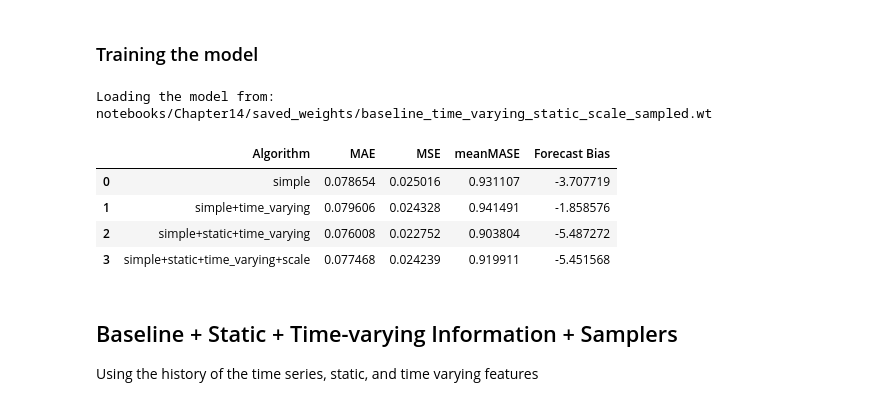
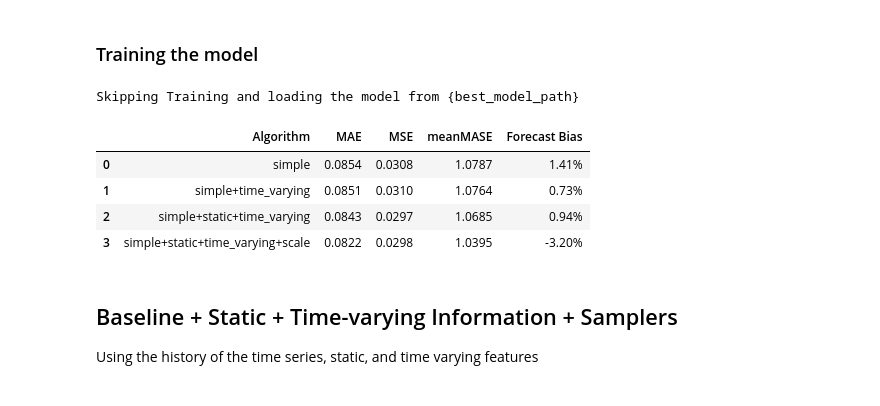
Before and after one commit to PacktPublishing/Modern-Time-Series-Forecasting-with-Python, a Jupyter notebook: notebooks/Chapter14/01-Global Deep Learning Models.ipynb, the cells around one changed output. Saved outputs shown, nothing was run; the diff lists cells and outputs as text; code cells hidden in the pictures.

```diff
--- a/notebooks/Chapter14/01-Global Deep Learning Models.ipynb
+++ b/notebooks/Chapter14/01-Global Deep Learning Models.ipynb
@@ -653,11 +723,13 @@ if train_model:
         min_epochs=1,
         max_epochs=20,
         callbacks=[
-            pl.callbacks.EarlyStopping(monitor="val_loss", patience=2),
+            pl.callbacks.EarlyStopping(monitor="val_loss", patience=3),
             pl.callbacks.ModelCheckpoint(
                 monitor="val_loss", save_last=True, mode="min", auto_insert_metric_name=True
             ),
         ],
+        val_check_interval=2000,
+        log_every_n_steps=2000,
         # fast_dev_run=True
         # precision = 16
     )
@@ -669,10 +741,10 @@ if train_model:
     #Loading the best model
     best_model_path = trainer.checkpoint_callback.best_model_path
     best_model = SingleStepRNNModel.load_from_checkpoint(best_model_path)
-    torch.save(best_model.state_dict(), saved_model_sampled if TRAIN_SUBSAMPLE else saved_model_full)
+    print(f"Loading the best model from: {best_model_path}")
 else:
     best_model_path = saved_model_sampled if TRAIN_SUBSAMPLE else saved_model_full
     load_weights(model, best_model_path)
     best_model =  model
-print(f"Loading the model from: {best_model_path}")
+    print ("Skipping Training and loading the model from {best_model_path}")
 # %% [output]
@@ -852,9 +878,12 @@ class StaticDynamicFeatureRNNModel(SingleStepRNN):
         # Roll target by 1 (explanation in the book)
         x_cont[:,:,-1] = torch.roll(x_cont[:,:,-1], 1, dims=1)
         # Combine the encoder and decoder categoricals (explanation in the book)
-        static_cat = torch.cat([x["encoder_cat"],x["decoder_cat"]], dim=1)
-        if static_cat.size(-1)>0:
-            x_cat = torch.cat([emb(static_cat[:,:,i]) for i, emb in enumerate(self.embeddings)], dim=-1)
+        cat = torch.cat([x["encoder_cat"],x["decoder_cat"]], dim=1)
+        # if there are categorical features
+        if cat.size(-1)>0:
+            # concatenating all the embedding vectors
+            x_cat = torch.cat([emb(cat[:,:,i]) for i, emb in enumerate(self.embeddings)], dim=-1)
+            # concatenating continuous and categorical
             x = torch.cat([x_cont, x_cat], dim=-1)
         else:
             x = x_cont
@@ -908,11 +937,13 @@ if train_model:
         min_epochs=1,
         max_epochs=20,
         callbacks=[
-            pl.callbacks.EarlyStopping(monitor="val_loss", patience=2),
+            pl.callbacks.EarlyStopping(monitor="val_loss", patience=3),
             pl.callbacks.ModelCheckpoint(
                 monitor="val_loss", save_last=True, mode="min", auto_insert_metric_name=True
             ),
         ],
+        val_check_interval=2000,
+        log_every_n_steps=2000,
         # fast_dev_run=True
         # precision = 16
     )
@@ -924,10 +955,10 @@ if train_model:
     #Loading the best model
     best_model_path = trainer.checkpoint_callback.best_model_path
     best_model = SingleStepRNNModel.load_from_checkpoint(best_model_path)
-    torch.save(best_model.state_dict(), saved_model_sampled if TRAIN_SUBSAMPLE else saved_model_full)
+    print(f"Loading the best model from: {best_model_path}")
 else:
     best_model_path = saved_model_sampled if TRAIN_SUBSAMPLE else saved_model_full
     load_weights(model, best_model_path)
     best_model =  model
-print(f"Loading the model from: {best_model_path}")
+    print ("Skipping Training and loading the model from {best_model_path}")
 # %% [output]
@@ -1066,11 +1106,13 @@ if train_model:
         min_epochs=1,
         max_epochs=20,
         callbacks=[
-            pl.callbacks.EarlyStopping(monitor="val_loss", patience=2),
+            pl.callbacks.EarlyStopping(monitor="val_loss", patience=3),
             pl.callbacks.ModelCheckpoint(
                 monitor="val_loss", save_last=True, mode="min", auto_insert_metric_name=True
             ),
         ],
+        val_check_interval=2000,
+        log_every_n_steps=2000,
         # fast_dev_run=True
         # precision = 16
     )
@@ -1082,12 +1124,12 @@ if train_model:
     #Loading the best model
     best_model_path = trainer.checkpoint_callback.best_model_path
     best_model = SingleStepRNNModel.load_from_checkpoint(best_model_path)
-    torch.save(best_model.state_dict(), saved_model_sampled if TRAIN_SUBSAMPLE else saved_model_full)
+    print(f"Loading the best model from: {best_model_path}")
 else:
     best_model_path = saved_model_sampled if TRAIN_SUBSAMPLE else saved_model_full
     load_weights(model, best_model_path)
     best_model =  model
-print(f"Loading the model from: {best_model_path}")
+    print ("Skipping Training and loading the model from {best_model_path}")
 # %% [output]
-Loading the model from: notebooks/Chapter14/saved_weights/baseline_time_varying_static_scale_sampled.wt
+Skipping Training and loading the model from {best_model_path}
 # %%
@@ -1103,13 +1147,20 @@ agg_metrics, eval_metrics_df = evaluate_forecast(
 metric_record.append(agg_metrics)
 individual_metrics[tag]=eval_metrics_df
 # %%
-pd.DataFrame(metric_record)
+pd.DataFrame(metric_record).style.format(
+    {"MAE": "{:.4f}", "MSE": "{:.4f}", "meanMASE": "{:.4f}", "Forecast Bias": "{:.2f}%"}
+).highlight_min(color="lightgreen", subset=["MAE", "MSE", "meanMASE"]).apply(
+    highlight_abs_min,
+    props="color:black;background-color:lightgreen",
+    axis=0,
+    subset=["Forecast Bias"],
+)
 # %% [output]
 |  | Algorithm | MAE | MSE | meanMASE | Forecast Bias |
-| 0 | simple | 0.078654 | 0.025016 | 0.931107 | -3.707719 |
-| 1 | simple+time_varying | 0.079606 | 0.024328 | 0.941491 | -1.858576 |
-| 2 | simple+static+time_varying | 0.076008 | 0.022752 | 0.903804 | -5.487272 |
-| 3 | simple+static+time_varying+scale | 0.077468 | 0.024239 | 0.919911 | -5.451568 |
+| 0 | simple | 0.0854 | 0.0308 | 1.0787 | 1.41% |
+| 1 | simple+time_varying | 0.0851 | 0.0310 | 1.0764 | 0.73% |
+| 2 | simple+static+time_varying | 0.0843 | 0.0297 | 1.0685 | 0.94% |
+| 3 | simple+static+time_varying+scale | 0.0822 | 0.0298 | 1.0395 | -3.20% |
 # %% [markdown]
 ## Baseline + Static + Time-varying Information + Samplers
 
```
Also changed, not shown: parts of 56 cells of this notebook, 14 other files.
